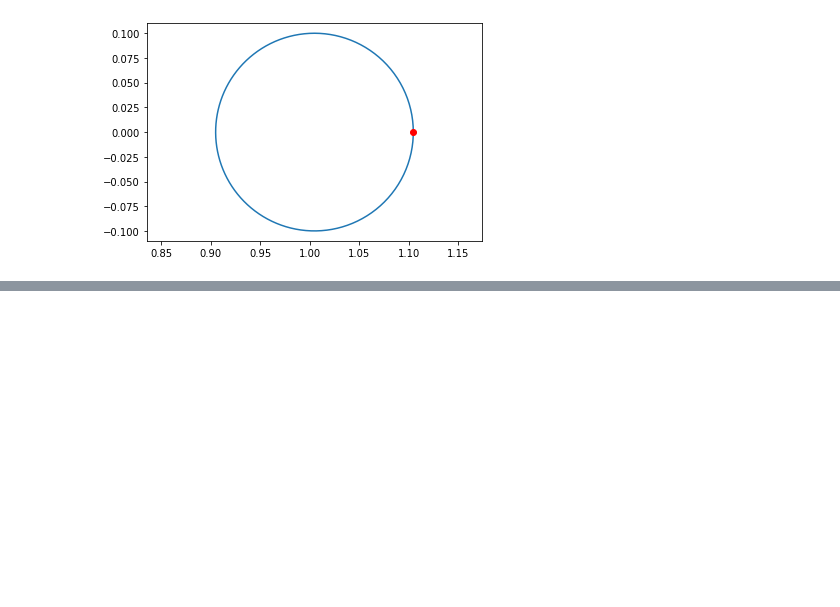
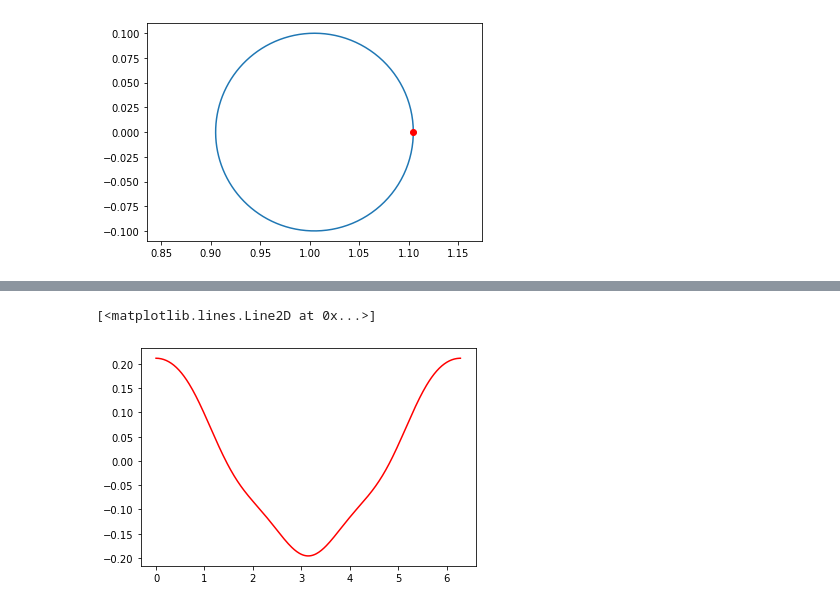
Before and after one commit to madokast/madokast.github.io.old, a Jupyter notebook: books/cct/cct学习/双极点坐标系和弯曲CCT几何分析.ipynb, the cells around one changed output, grey strips where cells are left out. Cells and saved outputs as stored; diff of their text form; code cells hidden in the pictures; blank space fills up the shorter version.

```diff
--- a/books/cct/cct学习/双极点坐标系和弯曲CCT几何分析.ipynb
+++ b/books/cct/cct学习/双极点坐标系和弯曲CCT几何分析.ipynb
@@ -73,0 +100,5 @@ MovieWriter imagemagick unavailable; using Pillow instead.
+# %%
+plt.plot(lin0360,fd0360,'r-')
+# %% [output]
+[<matplotlib.lines.Line2D at 0x...>]
+[figure, added]
```
Also changed, not shown: parts of 7 cells of this notebook, 13 other files.
